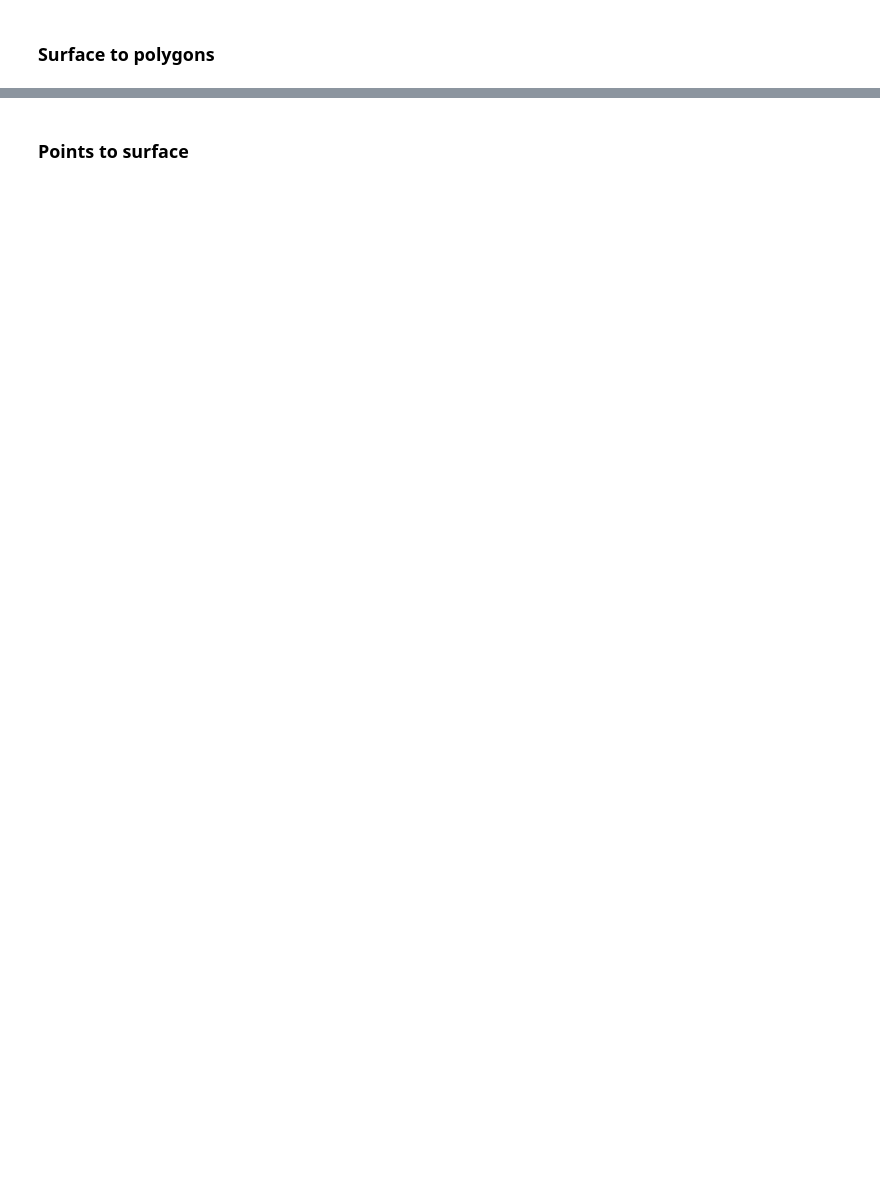
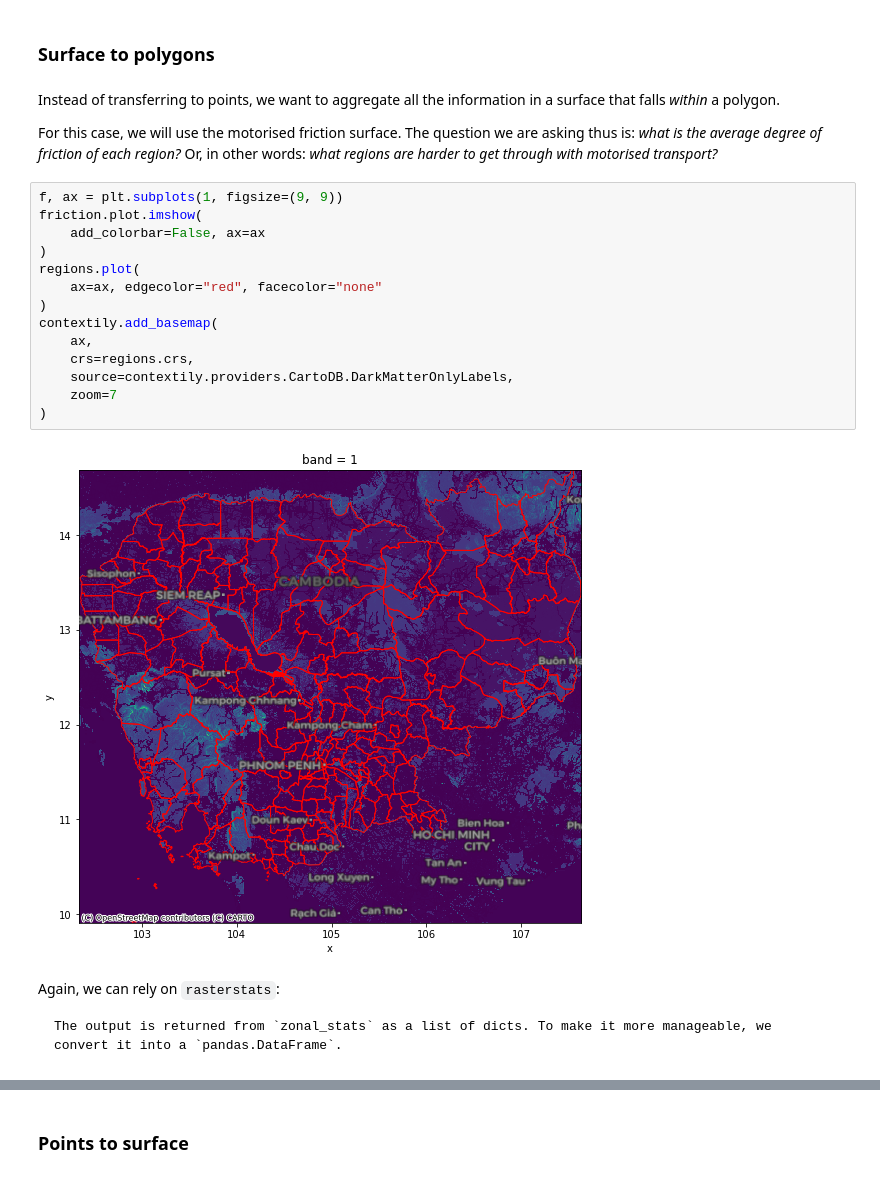
Before and after one commit to darribas/gds4ae, a Jupyter notebook: content/notebooks/04-Spatial_feature_eng_i.ipynb, the cells around one changed output, grey strips where cells are left out. Cells and saved outputs as stored; diff of their text form; blank space fills up the shorter version.

````diff
--- a/content/notebooks/04-Spatial_feature_eng_i.ipynb
+++ b/content/notebooks/04-Spatial_feature_eng_i.ipynb
@@ -118,2 +206,28 @@ memory usage: 10.8+ KB
 # %% [markdown]
 ### Surface to polygons
+# %% [markdown]
+Instead of transferring to points, we want to aggregate all the information in a surface that falls *within* a polygon.
+
+For this case, we will use the motorised friction surface. The question we are asking thus is: *what is the average degree of friction of each region?* Or, in other words: *what regions are harder to get through with motorised transport?*
+# %%
+f, ax = plt.subplots(1, figsize=(9, 9))
+friction.plot.imshow(
+    add_colorbar=False, ax=ax
+)
+regions.plot(
+    ax=ax, edgecolor="red", facecolor="none"
+)
+contextily.add_basemap(
+    ax,
+    crs=regions.crs,
+    source=contextily.providers.CartoDB.DarkMatterOnlyLabels,
+    zoom=7
+)
+# %% [output]
+[figure, added]
+# %% [markdown]
+Again, we can rely on `rasterstats`:
+
+```{margin}
+The output is returned from `zonal_stats` as a list of dicts. To make it more manageable, we convert it into a `pandas.DataFrame`.
+```
````
Also changed, not shown: parts of 53 cells of this notebook, 1 other file.
